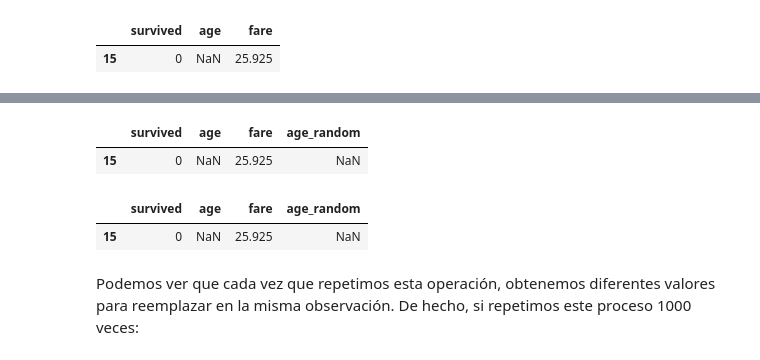
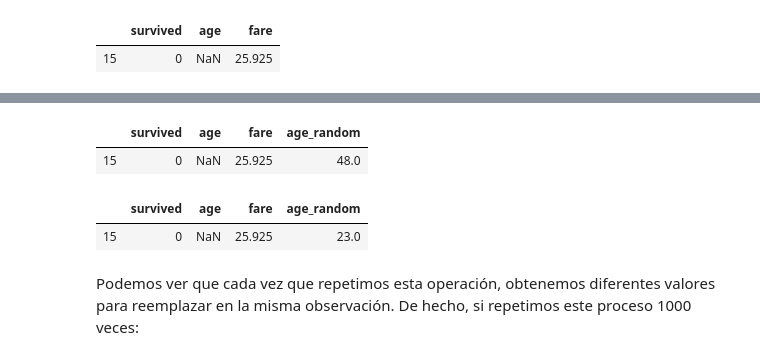
Before and after one commit to solegalli/ingenieria-de-variables, a Jupyter notebook: Seccion-04-Sustitucion-Datos-Faltantes/04.07_SustitucionMuestraAleatoria.ipynb, the cells around one changed output, grey strips where cells are left out. Drawn from its saved outputs; the diff is of its cells as text; code cells hidden in the pictures.

```diff
--- a/Seccion-04-Sustitucion-Datos-Faltantes/04.07_SustitucionMuestraAleatoria.ipynb
+++ b/Seccion-04-Sustitucion-Datos-Faltantes/04.07_SustitucionMuestraAleatoria.ipynb
@@ -264,8 +272,8 @@ observation
 # extraer un valor eleatorio, solo 1
 sampled_value = X_train['age'].dropna().sample(1)
 
-# re indexar a 5
-sampled_value.index = [5]  # pandas necesita el mismo índice para hacer la unión
+# re indexar a 15
+sampled_value.index = [15]  # pandas necesita el mismo índice para hacer la unión
 
 # reemplazar el NA con el valor de la muestra
 observation['age_random'] = sampled_value
@@ -277,20 +285,20 @@ observation
 # %%
 # repitamos el ejercicio nuevamente:
 # llenamos los NA con otro valor aleatorio
 
 # extraer valor aleatorio, solo 1
 sampled_value = X_train['age'].dropna().sample(1)
 
-# re indexar a 5
-sampled_value.index = [5]   #pandas necesita el mismo índice para hacer la unión
+# re indexar a 15
+sampled_value.index = [15]   #pandas necesita el mismo índice para hacer la unión
 
 # reemplazar el NA con el valor de la muestra
 observation['age_random'] = sampled_value
 
 observation
 # %% [output]
 |  | survived | age | fare | age_random |
-| 15 | 0 | NaN | 25.925 | NaN |
+| 15 | 0 | NaN | 25.925 | 48.0 |
 # %%
 # y nuevamente
 # llenamos los NA con otro valor aleatorio
@@ -298,8 +306,8 @@ observation
 # extraer valor aleatorio, solo 1
 sampled_value = X_train['age'].dropna().sample(1)
 
-# re indexar a 5
-sampled_value.index = [5]  #pandas necesita el mismo índice para hacer la unión
+# re indexar a 15
+sampled_value.index = [15]  #pandas necesita el mismo índice para hacer la unión
 
 # reemplazar el NA con el valor de la muestra
 observation['age_random'] = sampled_value
@@ -307,7 +315,7 @@ observation['age_random'] = sampled_value
 observation
 # %% [output]
 |  | survived | age | fare | age_random |
-| 15 | 0 | NaN | 25.925 | NaN |
+| 15 | 0 | NaN | 25.925 | 23.0 |
 # %% [markdown]
 Podemos ver que cada vez que repetimos esta operación, obtenemos diferentes valores para reemplazar en la misma observación. De hecho, si repetimos este proceso 1000 veces:
 # %%
```
Also changed, not shown: parts of 41 cells of this notebook, 15 other files.
